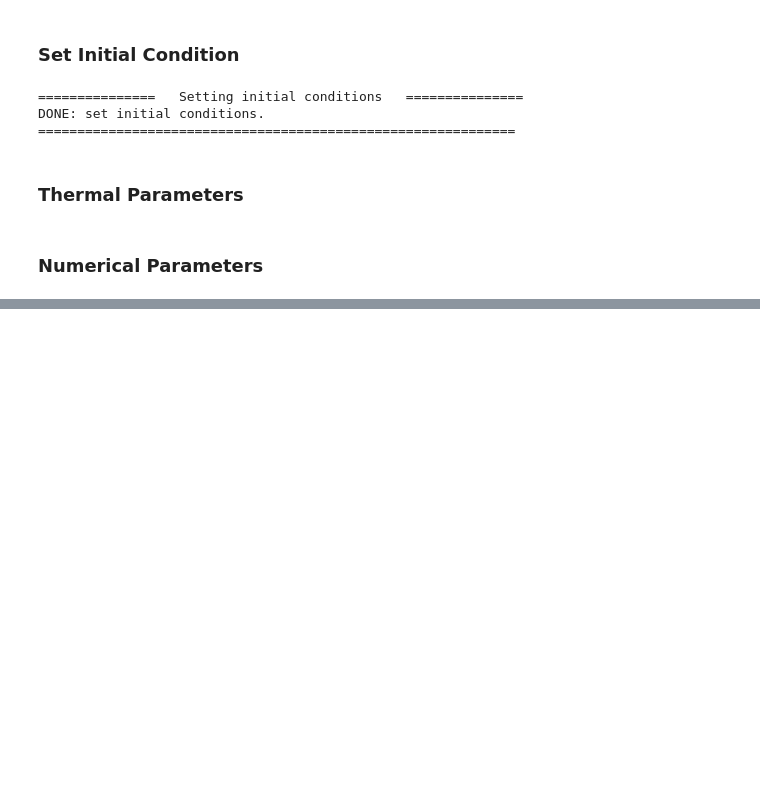
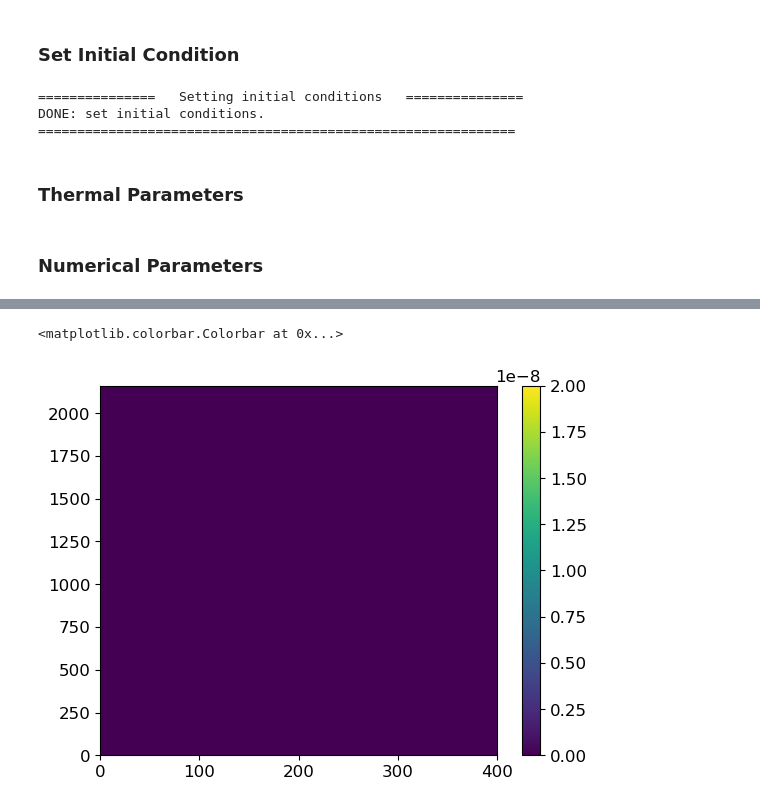
Before and after one commit to AnneMariaVera/CryoRich_AD, a Jupyter notebook: notebooks/ConstantBC_simulations/Interpolation/Constant_cap.ipynb, the cells around one changed output, grey strips where cells are left out. Cells and saved outputs as stored; diff of their text form; code cells hidden in the pictures; blank space fills up the shorter version.

```diff
--- a/notebooks/ConstantBC_simulations/Interpolation/Constant_cap.ipynb
+++ b/notebooks/ConstantBC_simulations/Interpolation/Constant_cap.ipynb
@@ -255,4 +289,7 @@ with open(f"../../../output/Simulations_Paper/Constant/Interpolation/{parametriz
     pkl.dump(db, pickle_file)
 # %%
-plt.pcolormesh(q_runoff)
+plt.pcolormesh(q_runoff,vmin=0, vmax=2e-8)
 plt.colorbar()
+# %% [output]
+<matplotlib.colorbar.Colorbar at 0x...>
+[figure, added]
```
Also changed, not shown: parts of 13 cells of this notebook, 21 other files.
